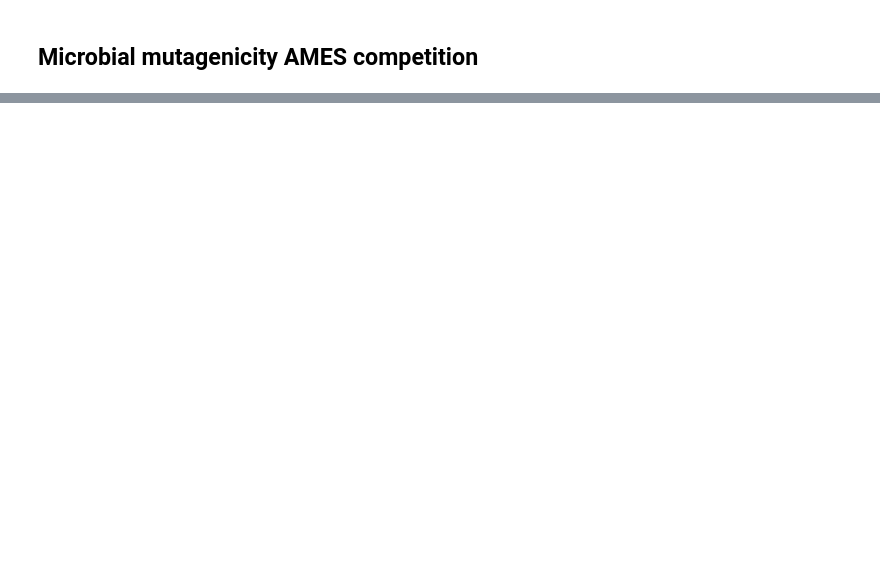
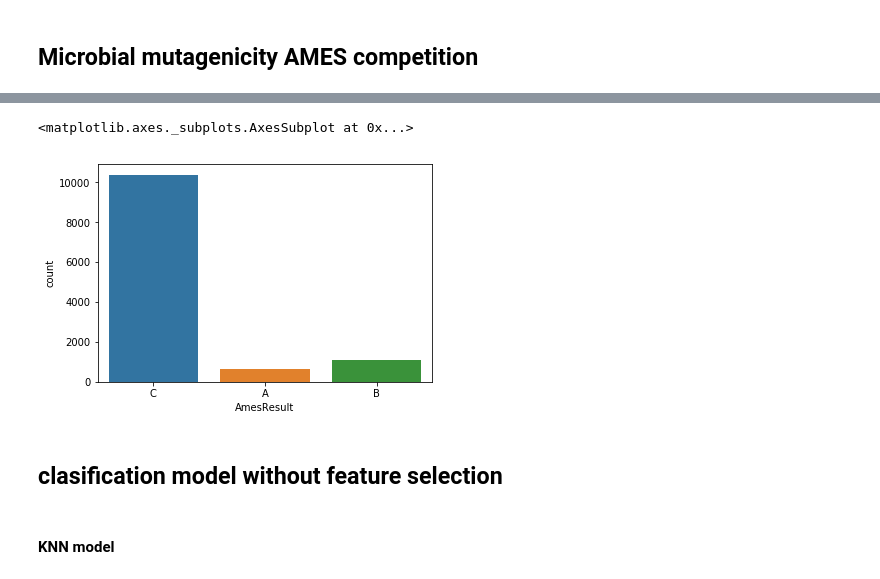
Before and after one commit to GerganaTancheva123/ML_Python, a Jupyter notebook: project/notebooks/AMES-tox.ipynb, the cells around one changed output, grey strips where cells are left out. Drawn from its saved outputs; the diff is of its cells as text; code cells hidden in the pictures; blank space fills up the shorter version.

```diff
--- a/project/notebooks/AMES-tox.ipynb
+++ b/project/notebooks/AMES-tox.ipynb
@@ -45,0 +63,6 @@ Length: 121, dtype: int64
+# %%
+
+df_original = df
+df = df_original.dropna()
+print(df_original.shape[0] - df.shape[0])
+df.isna().sum()
@@ -45,0 +88,5 @@ Length: 121, dtype: int64
+# %%
+sns.countplot('AmesResult', data=df)
+# %% [output]
+<matplotlib.axes._subplots.AxesSubplot at 0x...>
+[figure, added]
@@ -45,0 +109,4 @@ Length: 121, dtype: int64
+# %% [markdown]
+## clasification model without feature selection
+# %% [markdown]
+#### KNN model
```
Also changed, not shown: parts of 47 cells of this notebook, 4 other files.
